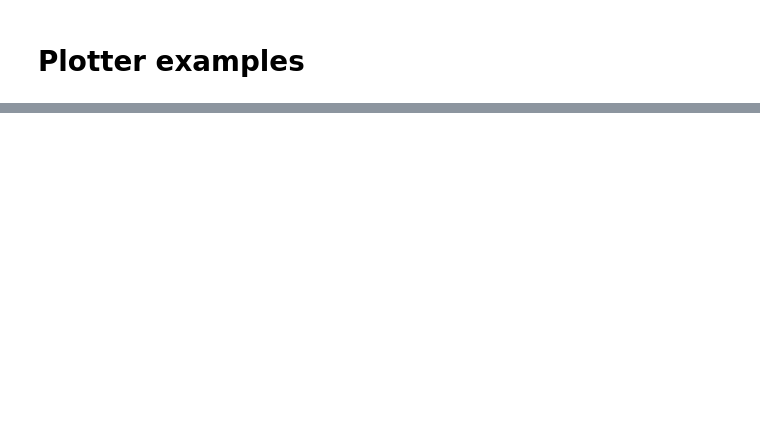
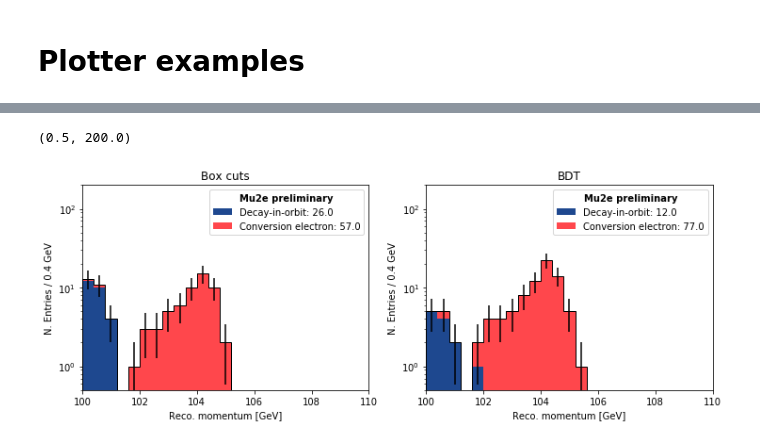
Before and after one commit to soleti/mu2e_plotter, a Jupyter notebook: Example.ipynb, the cells around one changed output, grey strips where cells are left out. Cells and saved outputs as stored; diff of their text form; code cells hidden in the pictures; blank space fills up the shorter version.

```diff
--- a/Example.ipynb
+++ b/Example.ipynb
@@ -93,0 +142,29 @@ ax.set_ylim(bottom=0.5, top=5e5)
+# %%
+fig, ax = plt.subplots(1, 2, figsize=(12, 4))
+
+my_plotter.plot_variable(ax[0],
+                         "deent_mom",
+                         query=cut,
+                         title="Reco. momentum [GeV]",
+                         cat_var="demcgen_gen",
+                         x_range=(100,110),
+                         bins=25)
+
+my_plotter.plot_variable(ax[1],
+                         "deent_mom",
+                         query="cr_score > 0.999 & dio_score > 0.95 & de_t0 > 700",
+                         title="Reco. momentum [GeV]",
+                         cat_var="demcgen_gen",
+                         x_range=(100,110),
+                         bins=25)
+
+ax[0].set_yscale('log')
+ax[0].set_ylim(bottom=0.5, top=2e2)
+ax[0].set_title('Box cuts')
+
+ax[1].set_yscale('log')
+ax[1].set_title('BDT')
+ax[1].set_ylim(bottom=0.5, top=2e2)
+# %% [output]
+(0.5, 200.0)
+[figure, added]
```
Also changed, not shown: parts of 12 cells of this notebook, 4 other files.
